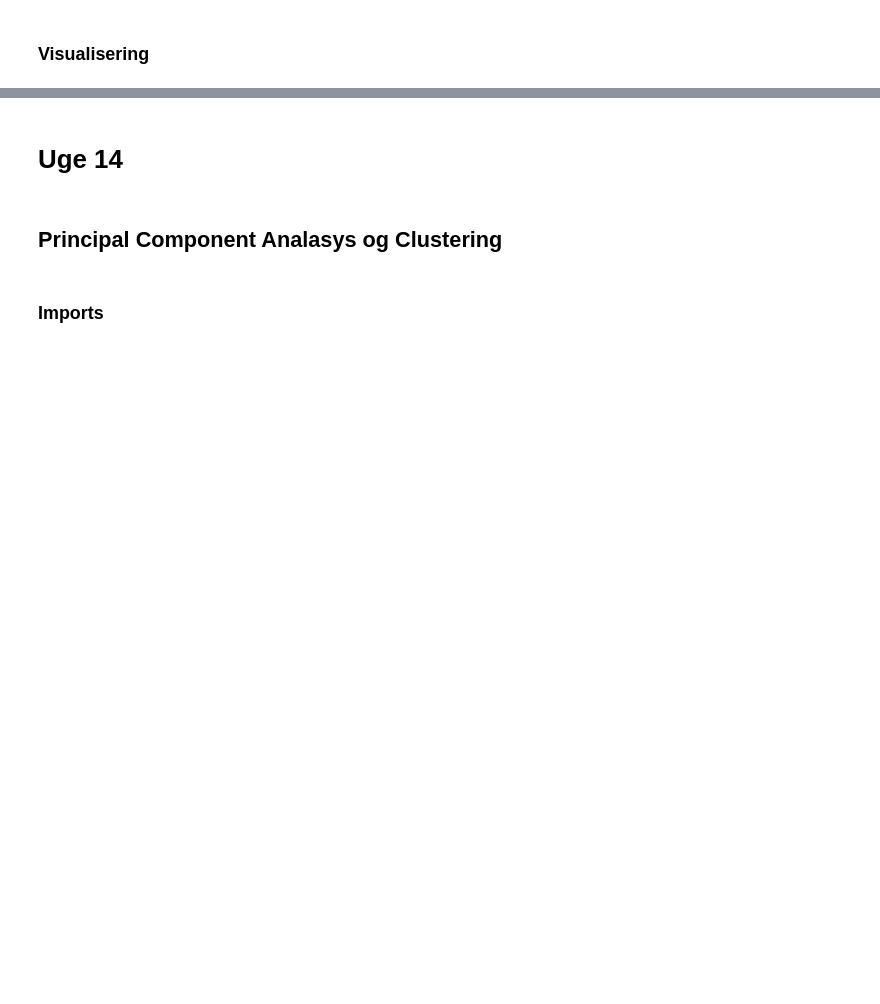
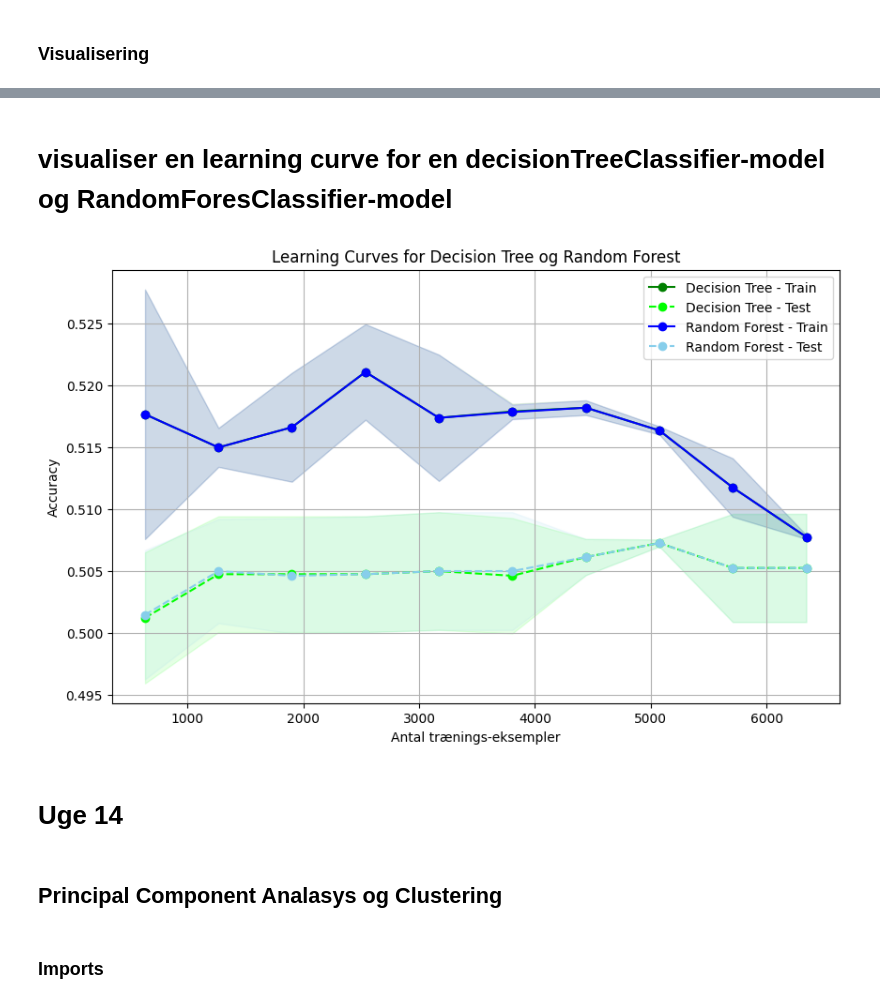
Before and after one commit to casperpersson/petfinder-pawpularity, a Jupyter notebook: Eksamen Projekt/Eksamen.ipynb, the cells around one changed output, grey strips where cells are left out. Saved outputs shown, nothing was run; the diff lists cells and outputs as text; code cells hidden in the pictures; blank space fills up the shorter version.

```diff
--- a/Eksamen Projekt/Eksamen.ipynb
+++ b/Eksamen Projekt/Eksamen.ipynb
@@ -166,0 +456,18 @@ plt.show()
+# %%
+from sklearn.ensemble import BaggingClassifier
+
+# Bagging med beslutningstræer
+bagging_model = BaggingClassifier(
+    estimator=DecisionTreeClassifier(random_state=123),
+    n_estimators=100,
+    bootstrap=True,
+    random_state=123
+)
+bagging_model.fit(X_train_scaled, y_train)
+y_pred_bag = bagging_model.predict(X_test_scaled)
+bagging_accuracy = accuracy_score(y_test, y_pred_bag)
+print(f"Bagging (Decision Trees) Accuracy: {bagging_accuracy:.2f}")
+
+# Sammenlign med enkeltstående beslutningstræ og Random Forest
+print(f"Decision Tree Accuracy: {dt_accuracy:.2f}")
+print(f"Random Forest Accuracy: {rf_accuracy:.2f}")
@@ -167,3 +478,63 @@ plt.show()
+# %% [markdown]
+# visualiser en learning curve for en decisionTreeClassifier-model og RandomForesClassifier-model
+# %%
+from sklearn.model_selection import learning_curve
+import numpy as np
+import matplotlib.pyplot as plt
+
+# Decision Tree learning curve
+train_sizes, dt_train_scores, dt_test_scores = learning_curve(
+    DecisionTreeClassifier(random_state=123),
+    X_train_scaled, y_train,
+    cv=5,
+    scoring="accuracy",
+    train_sizes=np.linspace(0.1, 1.0, 10),
+    n_jobs=-1
+)
+
+# Random Forest learning curve
+train_sizes_rf, rf_train_scores, rf_test_scores = learning_curve(
+    RandomForestClassifier(random_state=123, n_estimators=100),
+    X_train_scaled, y_train,
+    cv=5,
+    scoring="accuracy",
+    train_sizes=np.linspace(0.1, 1.0, 10),
+    n_jobs=-1
+)
+
+# Beregn gennemsnit og std
+dt_train_mean = np.mean(dt_train_scores, axis=1)
+dt_train_std = np.std(dt_train_scores, axis=1)
+dt_test_mean = np.mean(dt_test_scores, axis=1)
+dt_test_std = np.std(dt_test_scores, axis=1)
+
+rf_train_mean = np.mean(rf_train_scores, axis=1)
+rf_train_std = np.std(rf_train_scores, axis=1)
+rf_test_mean = np.mean(rf_test_scores, axis=1)
+rf_test_std = np.std(rf_test_scores, axis=1)
+
+plt.figure(figsize=(10, 6))
+
+# Decision Tree
+plt.plot(train_sizes, dt_train_mean, 'o-', color='green', label='Decision Tree - Train')
+plt.plot(train_sizes, dt_test_mean, 'o--', color='lime', label='Decision Tree - Test')
+plt.fill_between(train_sizes, dt_train_mean - dt_train_std, dt_train_mean + dt_train_std, color='green', alpha=0.1)
+plt.fill_between(train_sizes, dt_test_mean - dt_test_std, dt_test_mean + dt_test_std, color='lime', alpha=0.1)
+
+# Random Forest
+plt.plot(train_sizes_rf, rf_train_mean, 'o-', color='blue', label='Random Forest - Train')
+plt.plot(train_sizes_rf, rf_test_mean, 'o--', color='skyblue', label='Random Forest - Test')
+plt.fill_between(train_sizes_rf, rf_train_mean - rf_train_std, rf_train_mean + rf_train_std, color='blue', alpha=0.1)
+plt.fill_between(train_sizes_rf, rf_test_mean - rf_test_std, rf_test_mean + rf_test_std, color='skyblue', alpha=0.1)
+
+plt.xlabel("Antal trænings-eksempler")
+plt.ylabel("Accuracy")
+plt.title("Learning Curves for Decision Tree og Random Forest")
+plt.legend()
+plt.grid(True)
+plt.show()
+# %% [output]
+[figure, added]
 # %% [markdown]
 # Uge 14
 # %% [markdown]
```
Also changed, not shown: parts of 35 cells of this notebook.
